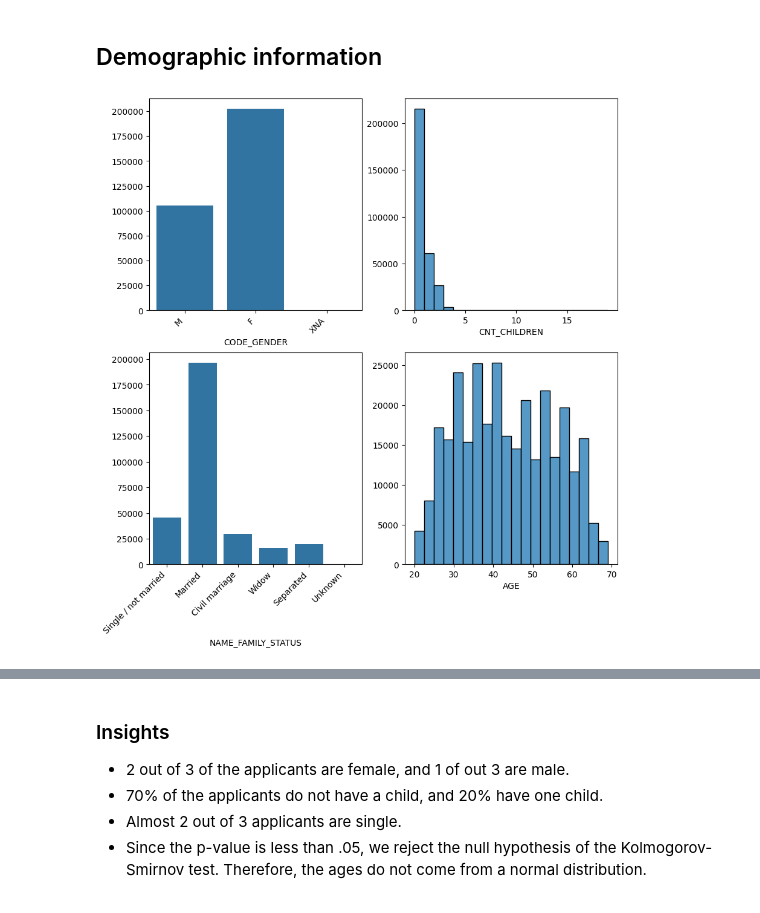
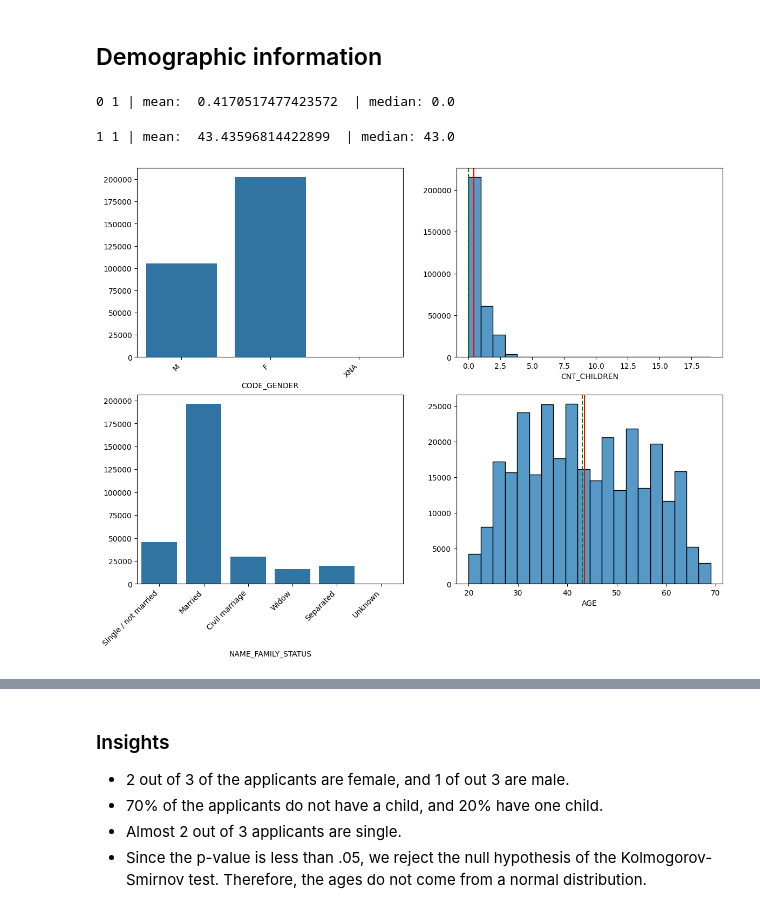
Before and after one commit to mlcuadra1/Credit-Risk, a Jupyter notebook: notebooks/Script 2 - EDA.ipynb, the cells around one changed output, grey strips where cells are left out. Drawn from its saved outputs; the diff is of its cells as text; code cells hidden in the pictures.

```diff
--- a/notebooks/Script 2 - EDA.ipynb
+++ b/notebooks/Script 2 - EDA.ipynb
@@ -91,36 +92,3 @@ Name: count, dtype: float64
 # %% [markdown]
 **Observations**
 - One-sixth have terminated the company's services. Churn is also our target variable for the dataset.
-# %%
-def draw_mean_median(dataframe, axes, i, ncols):
-    """
-    Function for drawing a mean and median line.
-    Arg: df['column']
-    """
-    axes[(i//ncols), (i%ncols)].axvline(x=np.mean(dataframe),
-            color='red',
-            label='mean')
-    axes[(i//ncols), (i%ncols)].axvline(x=np.median(dataframe),
-            color='green',
-            ls='--',
-            label='median')
-    print(str(i//3), (i%3), '| mean: ', np.mean(dataframe), ' | median:', np.median(dataframe))
-# %%
-def multi_dtype_plot(df, col_list, nrows, ncols):
-
-    fig, axes = plt.subplots(nrows, ncols, figsize=(10,10))
-
-    for i, col in enumerate(col_list):
-        if df[col].dtypes == 'object':
-            sns.countplot(x=df[col], data=df, ax=axes[(i//ncols), (i%ncols)])
-            axes[(i//ncols), (i%ncols)].set_ylabel('')
-            axes[(i//ncols), (i%ncols)].set_xticklabels(axes[(i//ncols), (i%ncols)].get_xticklabels(), rotation=45,
-                        horizontalalignment='right')
-
-        elif df[col].dtypes == 'int64' or df[col].dtypes == 'float64':
-            sns.histplot(x=df[col], ax=axes[(i//ncols), (i%ncols)], bins=20)
-            # draw_mean_median(df[col], axes, i, ncols)
-            axes[(i//ncols), (i%ncols)].set_ylabel('')
-
-        else:
-            raise ValueError("Column is not an object or numerical.")
@@ -127,6 +139,8 @@ def multi_dtype_plot(df, col_list, nrows, ncols):
 # %% [markdown]
 ## Demographic information
 # %%
-multi_dtype_plot(app_train_df_withbool, demographic_cols, 2, 2)
+multi_dtype_plot(app_train_df_withbool, demographic_cols, 2, 2, 45)
 # %% [output]
+0 1 | mean:  0.4170517477423572  | median: 0.0
+1 1 | mean:  43.43596814422899  | median: 43.0
-[figure, old version]
+[figure, new version]
```
Also changed, not shown: parts of 9 cells of this notebook.
